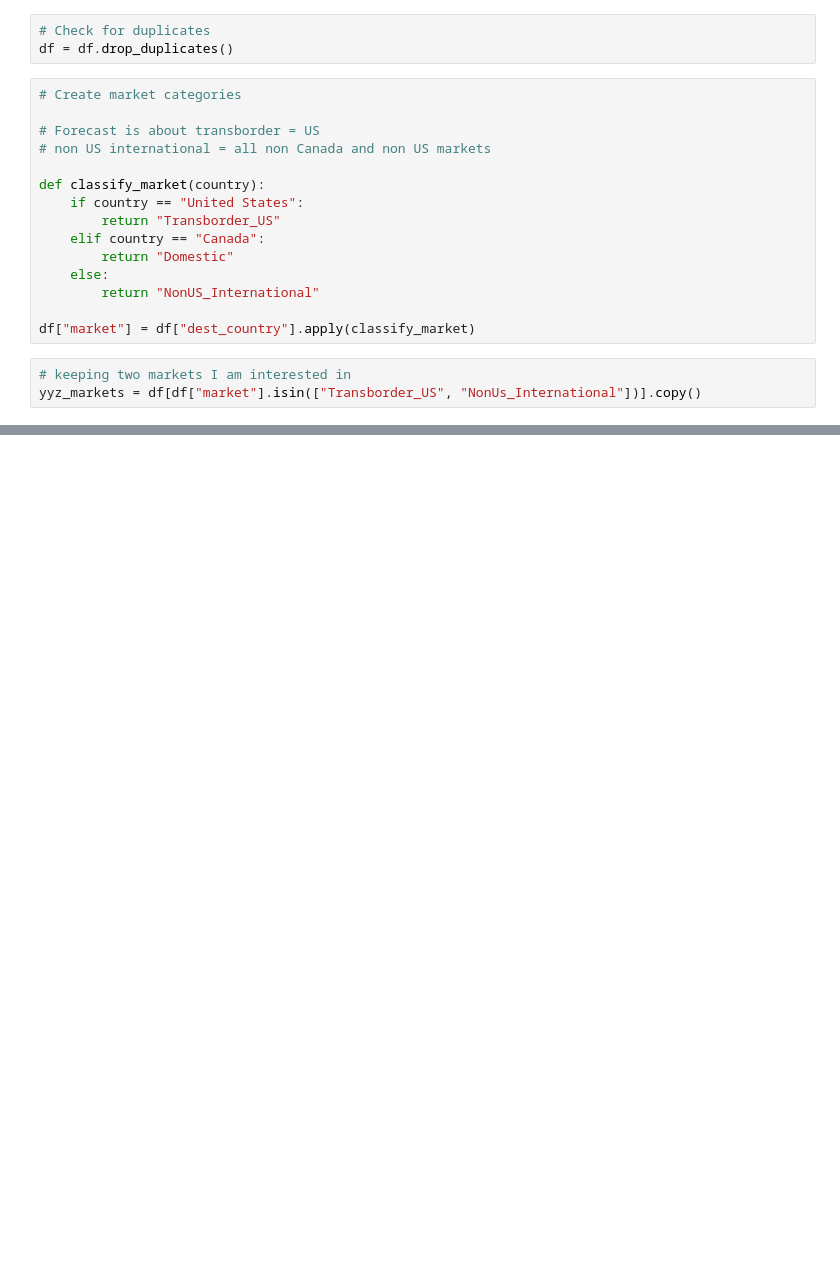
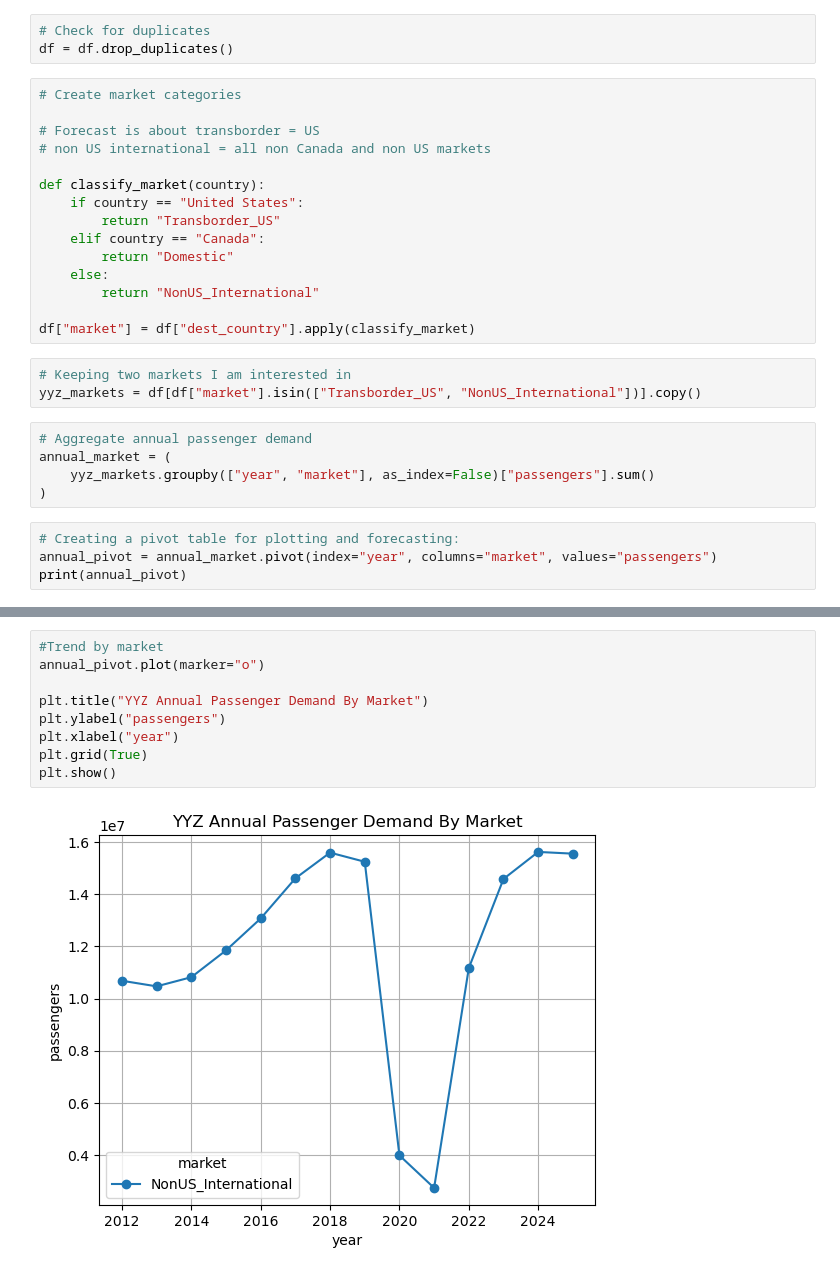
Before and after one commit to MohammedUsman-hub/AirportForecastYYZ, a Jupyter notebook: forecastingAssignment.ipynb, the cells around one changed output, grey strips where cells are left out. Drawn from its saved outputs; the diff is of its cells as text; blank space fills up the shorter version.

Commit message:
plot annual passenger demand

```diff
--- a/forecastingAssignment.ipynb
+++ b/forecastingAssignment.ipynb
@@ -78,5 +78,14 @@ def classify_market(country):
 
 df["market"] = df["dest_country"].apply(classify_market)
 # %%
-# keeping two markets I am interested in
-yyz_markets = df[df["market"].isin(["Transborder_US", "NonUs_International"])].copy()
+# Keeping two markets I am interested in
+yyz_markets = df[df["market"].isin(["Transborder_US", "NonUS_International"])].copy()
+# %%
+# Aggregate annual passenger demand
+annual_market = (
+    yyz_markets.groupby(["year", "market"], as_index=False)["passengers"].sum()
+)
+# %%
+# Creating a pivot table for plotting and forecasting:
+annual_pivot = annual_market.pivot(index="year", columns="market", values="passengers")
+print(annual_pivot)
@@ -82,0 +109,11 @@ yyz_markets = df[df["market"].isin(["Transborder_US", "NonUs_International"])].c
+# %%
+#Trend by market
+annual_pivot.plot(marker="o")
+
+plt.title("YYZ Annual Passenger Demand By Market")
+plt.ylabel("passengers")
+plt.xlabel("year")
+plt.grid(True)
+plt.show()
+# %% [output]
+[figure, added]
```
Also changed, not shown: parts of 2 cells of this notebook.
